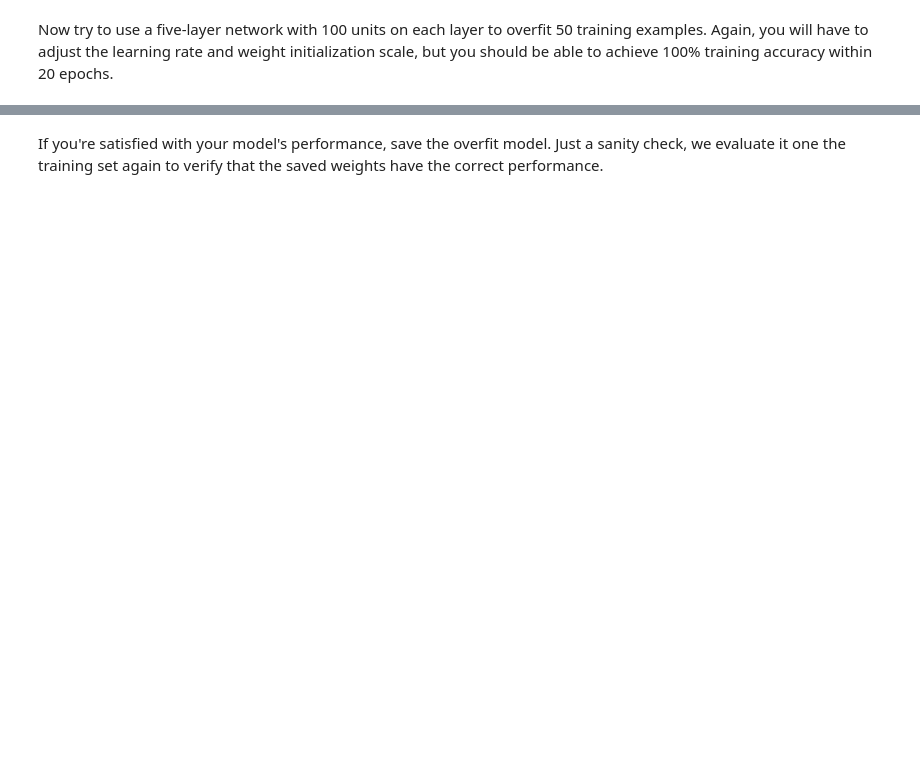
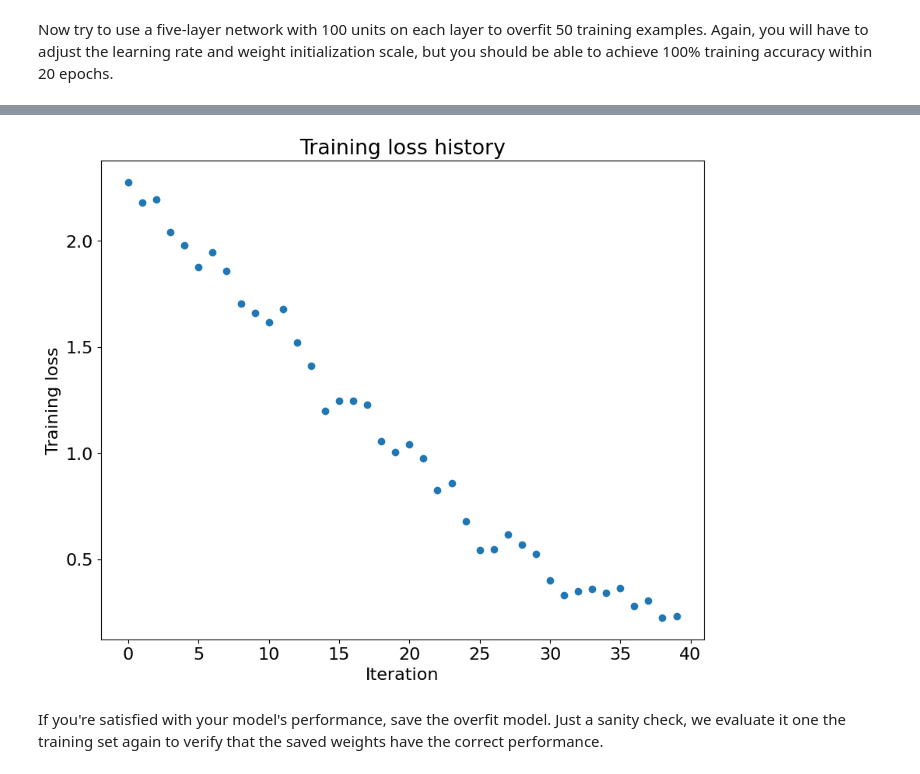
Before and after one commit to LeGiangK62/DL4CV, a Jupyter notebook: lab05/fully_connected_networks.ipynb, the cells around one changed output, grey strips where cells are left out. Cells and saved outputs as stored; diff of their text form; code cells hidden in the pictures; blank space fills up the shorter version.

```diff
--- a/lab05/fully_connected_networks.ipynb
+++ b/lab05/fully_connected_networks.ipynb
@@ -544,7 +746,7 @@ small_data = {
 
 
 # Update parameters in get_three_layer_network_params
-weight_scale, learning_rate = get_five_layer_network_params()
+weight_scale, learning_rate = get_five_layer_network_params(weight_scale=1e-1, learning_rate=1e-1) # OMG u even change the param order :))) why
 
 # Run models and solver with parameters
 model = FullyConnectedNet([100, 100, 100, 100],
@@ -564,3 +766,4 @@ plt.title('Training loss history')
 plt.xlabel('Iteration')
 plt.ylabel('Training loss')
 plt.show()
+# %% [output]
@@ -567,3 +787,4 @@ plt.show()
+[figure, added]
 # %% [markdown]
 If you're satisfied with your model's performance, save the overfit model. Just a sanity check, we evaluate it one the training set again to verify that the saved weights have the correct performance.
 # %%
```
Also changed, not shown: parts of 44 cells of this notebook.
